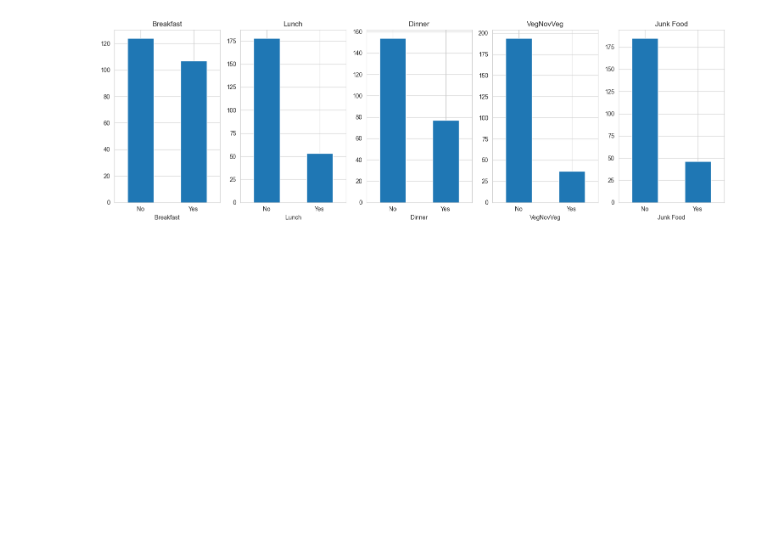
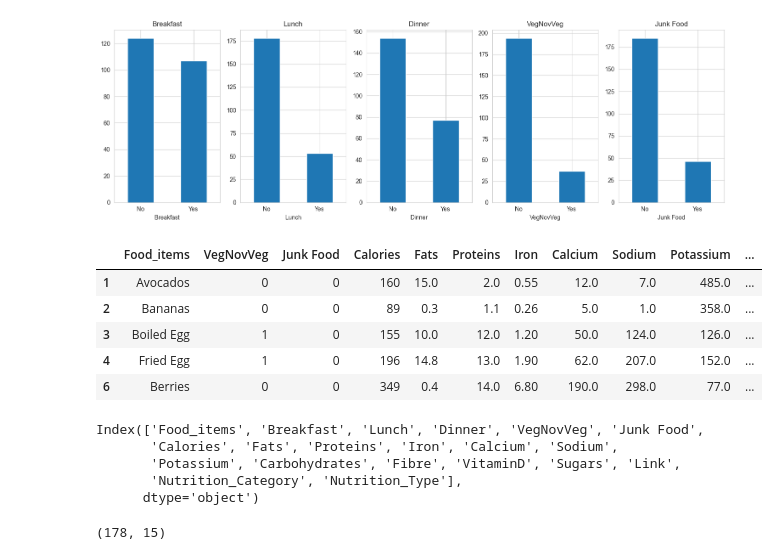
Before and after one commit to Samriddha-Upreti/Diet_Recomendation_System, a Jupyter notebook: Diet_Recomendation_System.ipynb, the cells around one changed output. Saved outputs shown, nothing was run; the diff lists cells and outputs as text; code cells hidden in the pictures; blank space fills up the shorter version.

```diff
--- a/Diet_Recomendation_System.ipynb
+++ b/Diet_Recomendation_System.ipynb
@@ -140,3 +140,23 @@ plt.tight_layout()
 plt.show()
 # %% [output]
 [figure]
+# %%
+breakfast_data=df[df['Breakfast']==1][['Food_items','VegNovVeg','Junk Food','Calories','Fats','Proteins','Iron','Calcium','Sodium','Potassium','Carbohydrates','Fibre','VitaminD','Sugars','Link']]
+# %%
+breakfast_data.head()
+# %% [output]
+|  | Food_items | VegNovVeg | Junk Food | Calories | Fats | Proteins | Iron | Calcium | Sodium | Potassium | ... |
+| 1 | Avocados | 0 | 0 | 160 | 15.0 | 2.0 | 0.55 | 12.0 | 7.0 | 485.0 | ... |
+| 2 | Bananas | 0 | 0 | 89 | 0.3 | 1.1 | 0.26 | 5.0 | 1.0 | 358.0 | ... |
+| 3 | Boiled Egg | 1 | 0 | 155 | 10.0 | 12.0 | 1.20 | 50.0 | 124.0 | 126.0 | ... |
+| 4 | Fried Egg | 1 | 0 | 196 | 14.8 | 13.0 | 1.90 | 62.0 | 207.0 | 152.0 | ... |
+| 6 | Berries | 0 | 0 | 349 | 0.4 | 14.0 | 6.80 | 190.0 | 298.0 | 77.0 | ... |
+# %%
+breakfast_data.shape
+df.columns
+# %% [output]
+Index(['Food_items', 'Breakfast', 'Lunch', 'Dinner', 'VegNovVeg', 'Junk Food',
+       'Calories', 'Fats', 'Proteins', 'Iron', 'Calcium', 'Sodium',
+       'Potassium', 'Carbohydrates', 'Fibre', 'VitaminD', 'Sugars', 'Link',
+       'Nutrition_Category', 'Nutrition_Type'],
+      dtype='object')
@@ -142,0 +165,4 @@ plt.show()
+# %%
+lunch_data.shape
+# %% [output]
+(178, 15)
```
Also changed, not shown: parts of 5 cells of this notebook, 3 other files.
